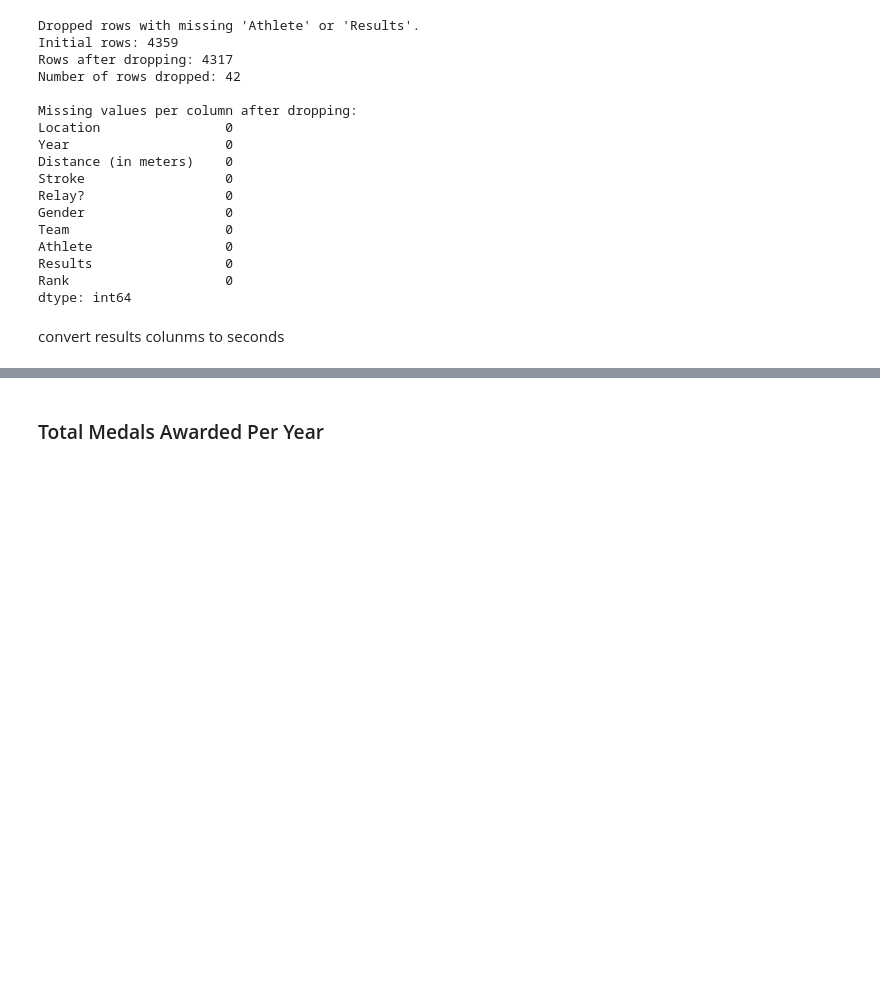
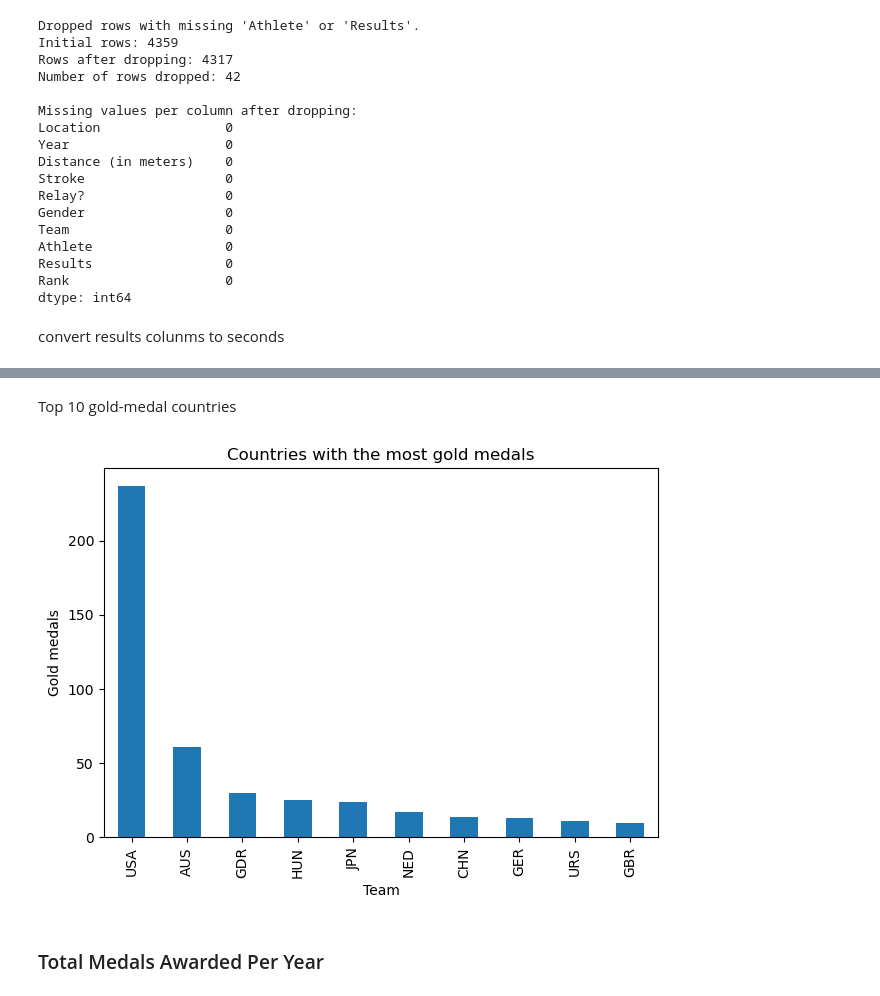
Before and after one commit to PrielDavid/olympic_swimming_analysis, a Jupyter notebook: Notebooks/eda_and_preprocessing.ipynb, the cells around one changed output, grey strips where cells are left out. Drawn from its saved outputs; the diff is of its cells as text; code cells hidden in the pictures; blank space fills up the shorter version.

```diff
--- a/Notebooks/eda_and_preprocessing.ipynb
+++ b/Notebooks/eda_and_preprocessing.ipynb
@@ -97,3 +180,18 @@ convert results colunms to seconds
+# %% [markdown]
+Top 10 gold-medal countries
+# %%
+top = (
+    df[df["Rank"] == 1]["Team"]
+    .value_counts()
+    .head(10)
+)
+
+top.plot(kind="bar", title="Countries with the most gold medals")
+plt.ylabel("Gold medals")
+plt.tight_layout()
+plt.show()
+# %% [output]
+[figure, added]
 # %% [markdown]
 ### Total Medals Awarded Per Year
 # %%
```
Also changed, not shown: parts of 19 cells of this notebook.
